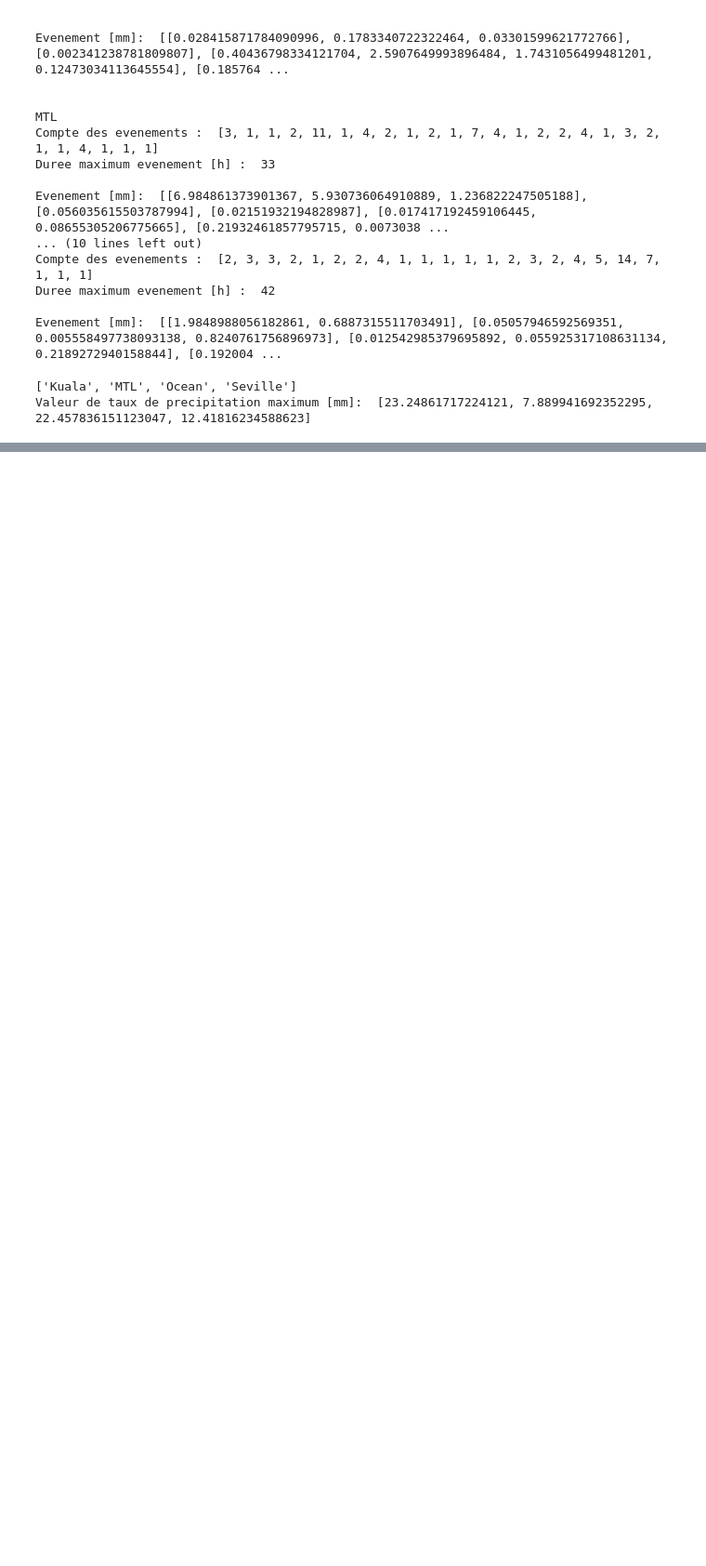
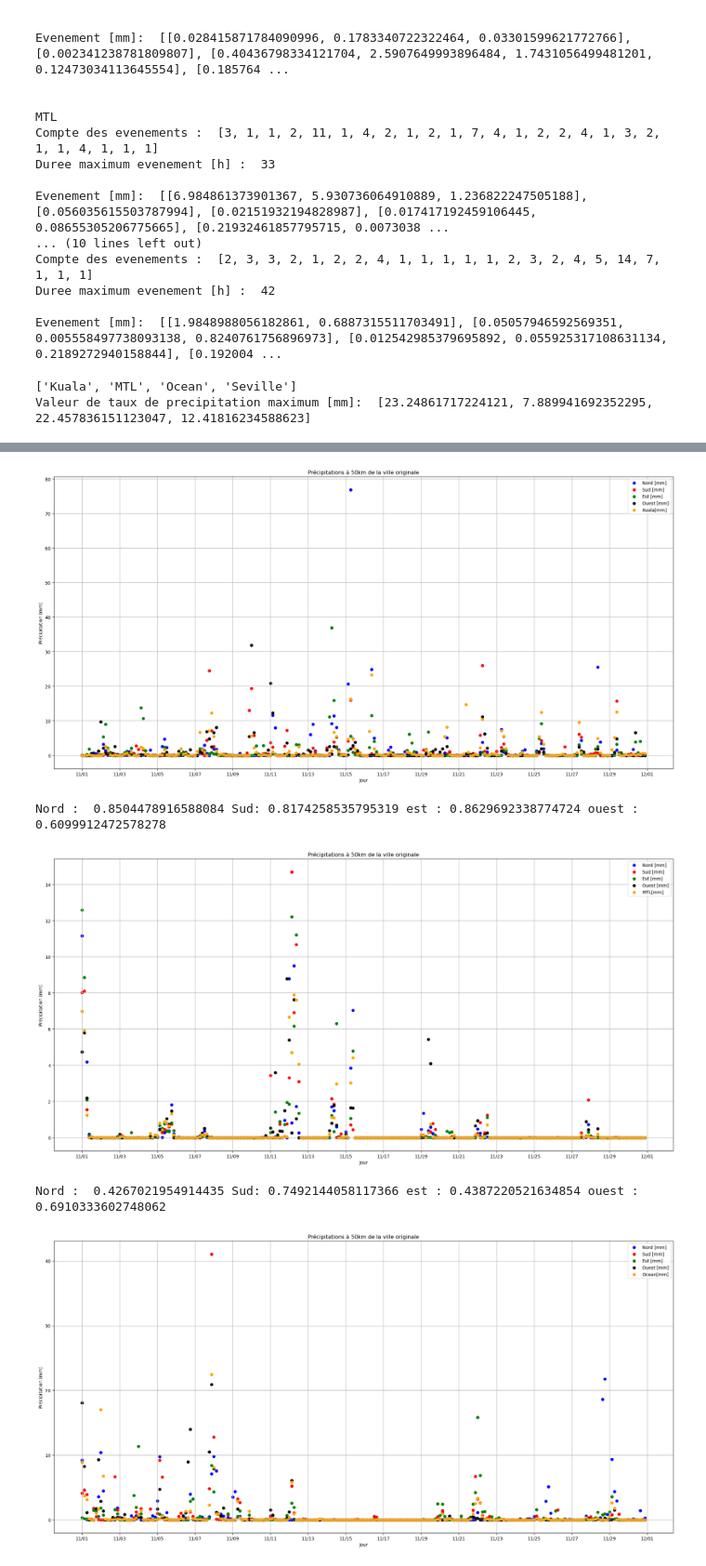
Before and after one commit to Snowbave/git_test, a Jupyter notebook: pipipoupou.ipynb, the cells around one changed output, grey strips where cells are left out. Shown at 93% size. Cells and saved outputs as stored; diff of their text form; code cells hidden in the pictures; blank space fills up the shorter version.

```diff
--- a/pipipoupou.ipynb
+++ b/pipipoupou.ipynb
@@ -84,6 +84,7 @@ for ville in liste_ville_n:
     somme_precip.append(round(float(ville['precipitationCal'].sum()),2))
 print(liste_nom_ville)
 print("Somme des precipitations :",somme_precip)
+tableau.loc['Accum.Total',liste_nom_ville]=somme_precip
 # %% [output]
 ['Kuala', 'MTL', 'Ocean', 'Seville']
 Somme des precipitations : [277.08, 67.31, 114.87, 68.89]
@@ -114,11 +117,13 @@ precip_moyen=[]
 intensite_precip=[]
 for ville in liste_ville_n:
     precip_moyen.append(round(float(np.mean(ville['precipitationCal'].values)),2))
-    intensite_precip.append(round(float(np.mean(ville[ville['precipitationCal']!=0].values)),2))
+    intensite_precip.append(round(float(np.mean(ville.loc[ville['precipitationCal']!=0,'precipitationCal'].values)),2))
 
 print(liste_nom_ville)
 print("Precipitation moyenne : ",precip_moyen)
 print("Intensité de précipitation moyenne : ",intensite_precip)
+tableau.loc["Precipitation moyenne [mm]",liste_nom_ville]=precip_moyen
+tableau.loc['Intensite de precipitation moyenne [mm]',liste_nom_ville]=intensite_precip
 # %% [output]
 ['Kuala', 'MTL', 'Ocean', 'Seville']
 Precipitation moyenne :  [1.15, 0.28, 0.48, 0.29]
@@ -151,13 +156,15 @@ for ville in liste_ville_n:
 
     total_compte.append(liste_compte)
     liste_dure_evenement.append(liste_ville_evenement)
-
+liste_dure_max=[]
 for i in range(4):
-    print(liste_nom_ville[i])
-    print('Compte des evenements : ',total_compte[i])
-    print("Duree maximum evenement [h] : ", (np.max(total_compte[i]))*3,'\n')
-    print('Evenement [mm]: ', liste_dure_evenement[i])
-    print("\n")
+    #print(liste_nom_ville[i])
+    #print('Compte des evenements : ',total_compte[i])
+    #print("Duree maximum evenement [h] : ", (np.max(total_compte[i]))*3,'\n')
+    #print('Evenement [mm]: ', liste_dure_evenement[i])
+    #print("\n")
+    liste_dure_max.append((np.max(total_compte[i]))*3)
+tableau.loc['Duree Max evenement [h]',liste_nom_ville]=liste_dure_max
 # %% [output]
 Kuala
 Compte des evenements :  [3, 1, 4, 2, 13, 6, 4, 7, 11, 3, 8, 2, 2, 2, 3, 3, 1, 1, 15, 7, 3, 6, 4, 3, 1, 3, 6, 9, 2, 4, 4, 5, 4, 1, 5, 9]
@@ -184,17 +191,65 @@ for ville in liste_ville_n:
     taux_max.append(ville['precipitationCal'].max())
 print(liste_nom_ville)
 print("Valeur de taux de precipitation maximum [mm]: ",taux_max)
+tableau.loc['Taux maximum precipitation',liste_nom_ville]=taux_max
 # %% [output]
 ['Kuala', 'MTL', 'Ocean', 'Seville']
 Valeur de taux de precipitation maximum [mm]:  [23.24861717224121, 7.889941692352295, 22.457836151123047, 12.41816234588623]
 # %%
 #3.f
 #Correlation temporelle
-circonferenc_polaire=40008
+approx_degree_km=111.32
+noms_lignes=['Correlation Nord', 'Corellation sud', 'Corellation est', 'Corellation ouest']
+data={}
+i=0
 for ville in liste_ville_n:
     lat_ville=ville['lat'].values[1]
     long_ville=ville['lon'].values[1]
-    print(lat_ville,long_ville)
-    delta_lat = jj
-    nord=
+
+    delta_lat = 50/approx_degree_km
+    delta_lon = 50/ (111.32 * np.cos(np.radians(lat_ville)))
+
+    nord_cor = {"lat":float(lat_ville+delta_lat),"lon":float(long_ville)}
+    sud_cor = {"lat":float(lat_ville-delta_lat),"lon":float(long_ville)}
+    est_cor = {"lat":float(lat_ville),"lon":float(long_ville+delta_lon)}
+    ouest_cor = {"lat":float(lat_ville),"lon":float(long_ville-delta_lon)}
+
+    nord_ds = ds.sel(nord_cor,method='nearest')
+    sud_ds = ds.sel(sud_cor,method='nearest')
+    est_ds = ds.sel(est_cor,method='nearest')
+    ouest_ds = ds.sel(ouest_cor,method='nearest')
+
+    precip_nord= nord_ds['precipitationCal'].values
+    precip_sud= sud_ds['precipitationCal'].values
+    precip_est= est_ds['precipitationCal'].values
+    precip_ouest= ouest_ds['precipitationCal'].values
+
+    correlation_nord= np.corrcoef(ville['precipitationCal'].values,precip_nord)[0,1]
+    correlation_sud= np.corrcoef(ville['precipitationCal'].values,precip_sud)[0,1]
+    correlation_est= np.corrcoef(ville['precipitationCal'].values,precip_est)[0,1]
+    correlation_ouest= np.corrcoef(ville['precipitationCal'].values,precip_ouest)[0,1]
+    liste_corr=[correlation_nord,correlation_sud,correlation_est,correlation_ouest]
+    print('Nord : ',correlation_nord, 'Sud:',correlation_sud, "est :", correlation_est, 'ouest : ', correlation_ouest)
+    data[liste_nom_ville[i]]=liste_corr
+    y = ville.index.values
+
+    fig, ax = plt.subplots(1,1,figsize=(20,10))
+    plt.scatter(y,precip_nord, color='blue', label='Nord [mm]')
+    plt.scatter(y,precip_sud, color='red', label='Sud [mm]')
+    plt.scatter(y,precip_est, color='green', label='Est [mm]')
+    plt.scatter(y,precip_ouest, color='black', label='Ouest [mm]')
+    plt.scatter(y,ville['precipitationCal'].values,color='orange', label=liste_nom_ville[i]+'[mm]')
+    plt.title("Précipitations à 50km de la ville originale")
+    plt.xlabel("Jour")
+    plt.ylabel("Précipitation (mm)")
+    ax.xaxis.set_major_locator(mdates.DayLocator(interval=2))
+    ax.xaxis.set_major_formatter(mdates.DateFormatter('%m/%d'))
+    plt.legend()
+    plt.grid(True)
+    plt.tight_layout()
+    plt.show()
+    i+=1
+df=pd.DataFrame(data, index=noms_lignes)
+for nom_ligne in noms_lignes:
+    tableau.loc[nom_ligne,liste_nom_ville]=df.loc[nom_ligne].values
 # %% [output]
@@ -204,0 +257,5 @@ for ville in liste_ville_n:
+[figure, added]
+Nord :  0.8504478916588084 Sud: 0.8174258535795319 est : 0.8629692338774724 ouest :  0.6099912472578278
+[figure, added]
+Nord :  0.4267021954914435 Sud: 0.7492144058117366 est : 0.4387220521634854 ouest :  0.6910333602748062
+[figure, added]
```
Also changed, not shown: parts of 14 cells of this notebook.
